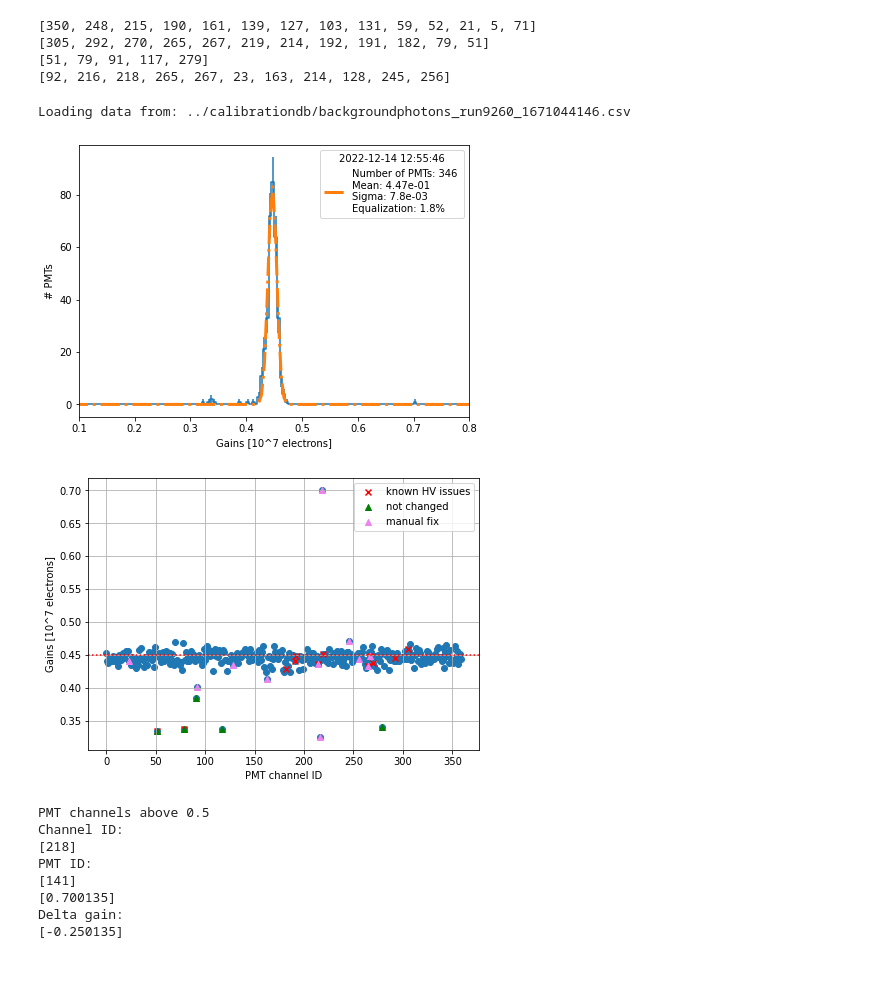
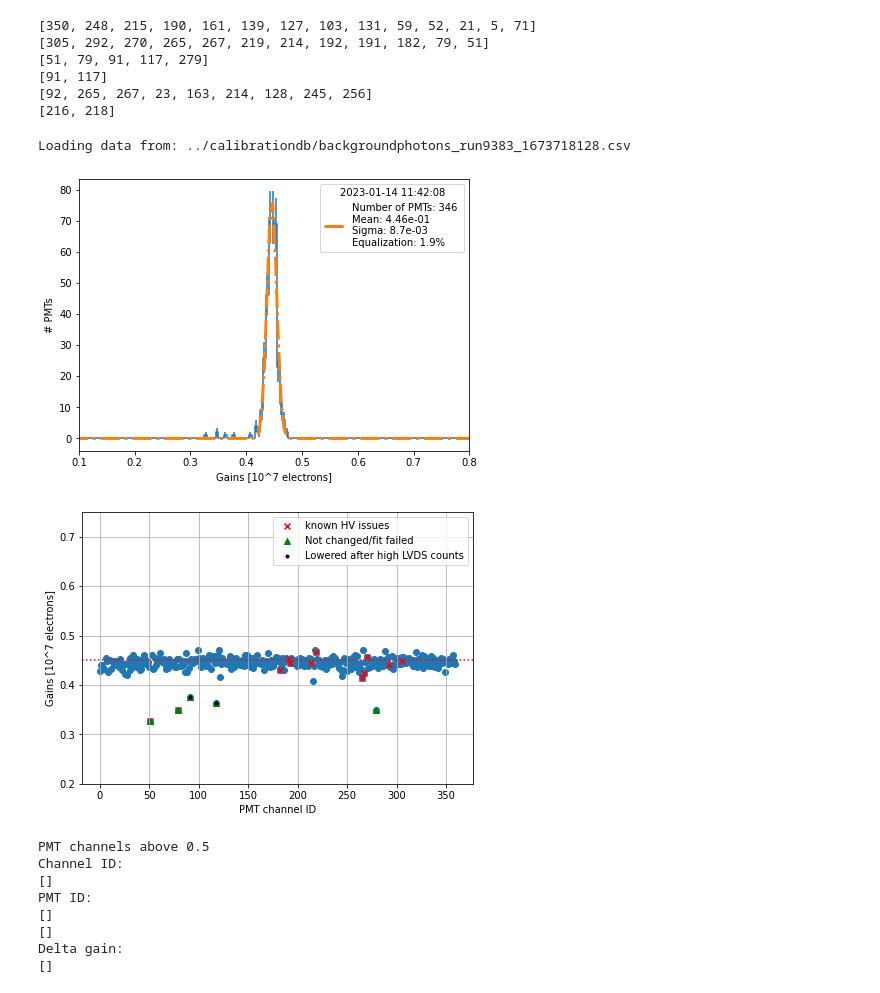
Before and after one commit to mvicenzi/pmt-calibration, a Jupyter notebook: analyze_runs/python/Test_fit.ipynb, the cells around one changed output. Drawn from its saved outputs; the diff is of its cells as text; code cells hidden in the pictures.

```diff
--- a/analyze_runs/python/Test_fit.ipynb
+++ b/analyze_runs/python/Test_fit.ipynb
@@ -20,15 +20,27 @@ nochangePMTs = [310, 282, 262, 248, 90]
 nochange_channels = PMTid_to_channel(nochangePMTs)
 print(nochange_channels)
 
+# PMTS not changed + lowered due to high LVDS counts
+lvdsPMTs = [ 262, 248 ]
+lvds_channels = PMTid_to_channel(lvdsPMTs)
+print(lvds_channels)
+
 # PMTs manual fix
-manualPMTs = [ 263, 144, 141, 93, 95, 337, 194, 148, 236, 113, 104]
+manualPMTs = [ 263, 93, 95, 337, 194, 148, 236, 113, 104]
 manual_channels = PMTid_to_channel(manualPMTs)
 print(manual_channels)
+
+# PMTs with swapped cables
+cablePMTs = [ 144, 141 ]
+cable_channels = PMTid_to_channel(cablePMTs)
+print(cable_channels)
 # %% [output]
 [350, 248, 215, 190, 161, 139, 127, 103, 131, 59, 52, 21, 5, 71]
 [305, 292, 270, 265, 267, 219, 214, 192, 191, 182, 79, 51]
 [51, 79, 91, 117, 279]
-[92, 216, 218, 265, 267, 23, 163, 214, 128, 245, 256]
+[91, 117]
+[92, 265, 267, 23, 163, 214, 128, 245, 256]
+[216, 218]
 # %%
 #file = "../calibrationdb/backgroundphotons_run9226_1670516550.csv" #nominal #getMostRecentCalibration()
 #file = "../calibrationdb/backgroundphotons_run9227_1670518289.csv" #+50V
@@ -38,7 +50,9 @@ print(manual_channels)
 
 #file = "../calibrationdb/backgroundphotons_run9246_1670941359.csv"
 #file = "../calibrationdb/backgroundphotons_run9249_1670967127.csv"
-file = "../calibrationdb/backgroundphotons_run9260_1671044146.csv"
+#file = "../calibrationdb/backgroundphotons_run9260_1671044146.csv"
+#file = "../calibrationdb/backgroundphotons_run9271_1671126368.csv"
+file = "../calibrationdb/backgroundphotons_run9383_1673718128.csv"
 
 timestamp=getTimestamp(file)
 
@@ -53,30 +67,37 @@ fitOutput  = fitGainsDistribution( data, BINSIZE=0.005,RMIN=0.0,RMAX=1.0, p0=(0.
 plt.xlim((0.1, 0.8))
 plt = makeplot(timestamp, "fit_test.pdf", *fitOutput )
 # %% [output]
-Loading data from: ../calibrationdb/backgroundphotons_run9260_1671044146.csv
+Loading data from: ../calibrationdb/backgroundphotons_run9383_1673718128.csv
-[figure, old version]
+[figure, new version]
 # %%
 plt.scatter(data["pmt"],data["q"],marker="o")
 
 drift_channels = PMTid_to_channel(driftPMTs)
 drift_data = data[data['pmt'].isin(drift_channels)]
 plt.scatter(drift_data["pmt"],drift_data["q"],marker="x",color="red", label="known HV issues")
 plt.axhline(y=0.45, color="red", linestyle='dotted')
 #plt.axhline(y=0.46, color="green", linestyle='dotted')
 #plt.axhline(y=0.44, color="purple", linestyle='dotted')
 
 nochange_data = data[data['pmt'].isin(nochange_channels)]
-plt.scatter(nochange_data['pmt'],nochange_data['q'],marker="^",color="green", label="not changed")
+plt.scatter(nochange_data['pmt'],nochange_data['q'],marker="^",color="green", label="Not changed/fit failed")
 
 manual_data = data[data['pmt'].isin(manual_channels)]
-plt.scatter(manual_data['pmt'],manual_data['q'],marker="^",color="violet", label="manual fix")
+#plt.scatter(manual_data['pmt'],manual_data['q'],marker="^",color="violet", label="Manual adjustment")
 
+cable_data = data[data['pmt'].isin(cable_channels)]
+#plt.scatter(cable_data['pmt'],cable_data['q'],marker="^",color="purple", label="Cable mismatch")
+
+lvds_data = data[data['pmt'].isin(lvds_channels)]
+plt.scatter(lvds_data['pmt'],lvds_data['q'],marker=".",color="black", label="Lowered after high LVDS counts")
+
+plt.ylim((0.2,0.75))
 plt.xlabel("PMT channel ID")
 plt.ylabel("Gains [10^7 electrons]")
 plt.legend()
 plt.grid()
 # %% [output]
-[figure, old version]
+[figure, new version]
 # %%
 ch_high = data.loc[ data["q"] > 0.5, "pmt"]
 
@@ -94,12 +115,12 @@ print( 0.45 - q_high.to_numpy())
 # %% [output]
 PMT channels above 0.5
 Channel ID:
-[218]
+[]
 PMT ID:
-[141]
-[0.700135]
+[]
+[]
 Delta gain:
-[-0.250135]
+[]
 # %%
 ch_low = data.loc[ data["q"] < 0.4, "pmt"]
 print("PMT channels below 0.4:" )
```
Also changed, not shown: parts of 5 cells of this notebook, 6 other files.
